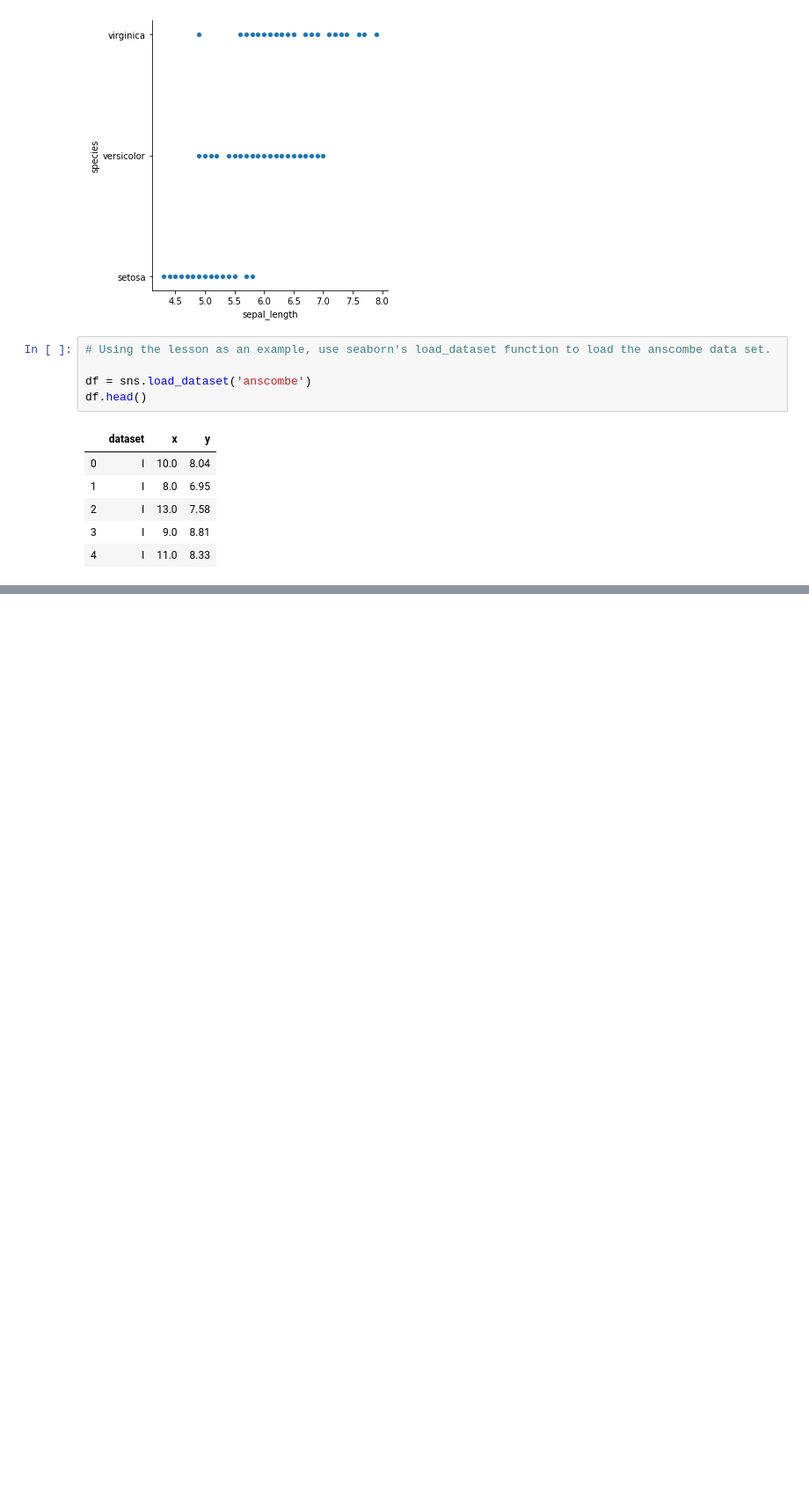
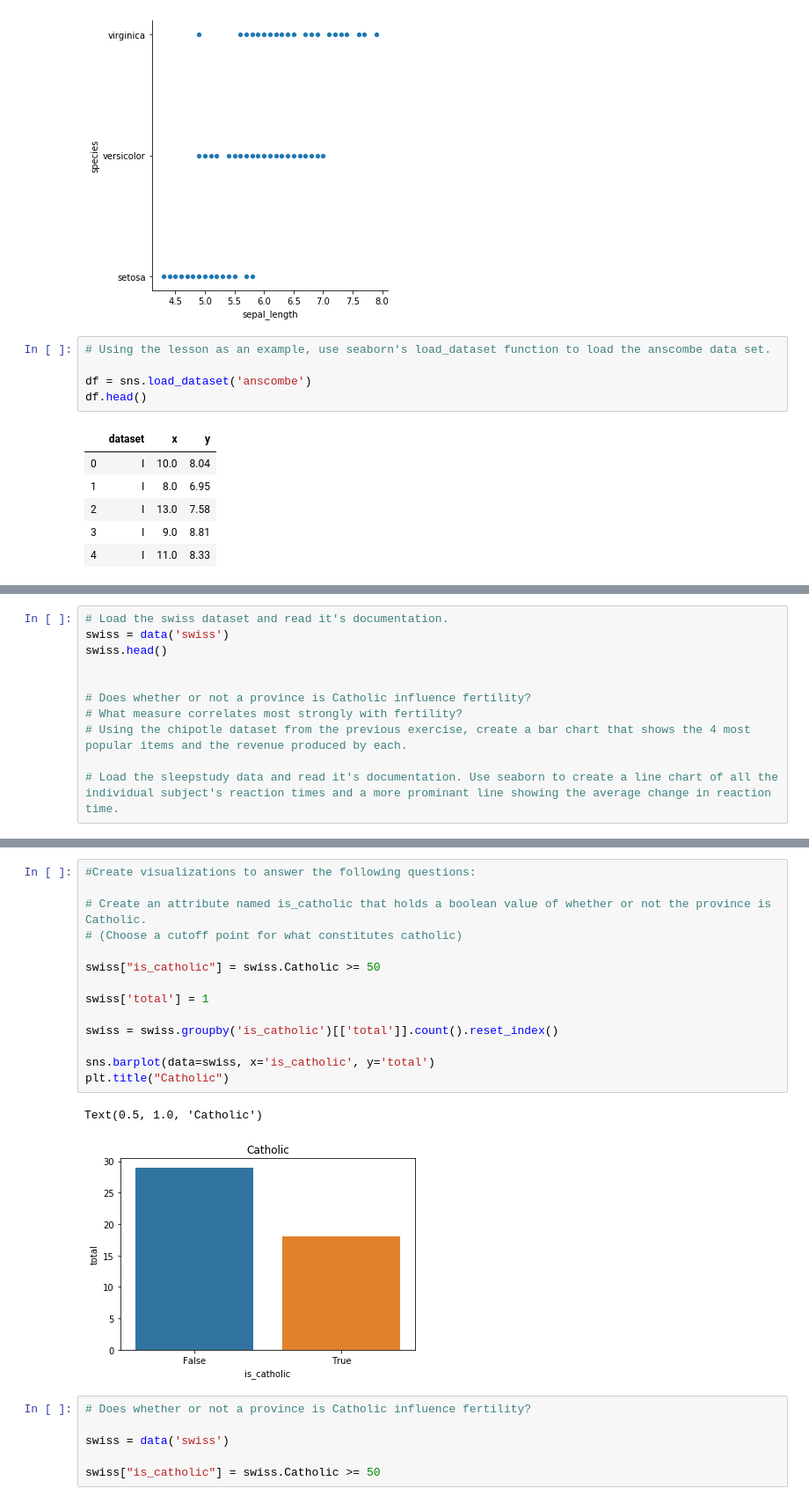
Before and after one commit to Johndsalas/coding_practice, a Jupyter notebook: seaborn_exersize.ipynb, the cells around one changed output, grey strips where cells are left out. Shown: that part at 88% size. Drawn from its saved outputs; the diff is of its cells as text; blank space fills up the shorter version.

Commit message:
Worked on seaborn

```diff
--- a/seaborn_exersize.ipynb
+++ b/seaborn_exersize.ipynb
@@ -117,0 +106,11 @@ Text(0.5, 1.0, 'Count of Sprays')
+# %%
+# Load the swiss dataset and read it's documentation.
+swiss = data('swiss')
+swiss.head()
+
+
+# Does whether or not a province is Catholic influence fertility?
+# What measure correlates most strongly with fertility?
+# Using the chipotle dataset from the previous exercise, create a bar chart that shows the 4 most popular items and the revenue produced by each.
+
+# Load the sleepstudy data and read it's documentation. Use seaborn to create a line chart of all the individual subject's reaction times and a more prominant line showing the average change in reaction time.
@@ -117,0 +124,23 @@ Text(0.5, 1.0, 'Count of Sprays')
+# %%
+#Create visualizations to answer the following questions:
+
+# Create an attribute named is_catholic that holds a boolean value of whether or not the province is Catholic.
+# (Choose a cutoff point for what constitutes catholic)
+
+swiss["is_catholic"] = swiss.Catholic >= 50
+
+swiss['total'] = 1
+
+swiss = swiss.groupby('is_catholic')[['total']].count().reset_index()
+
+sns.barplot(data=swiss, x='is_catholic', y='total')
+plt.title("Catholic")
+# %% [output]
+Text(0.5, 1.0, 'Catholic')
+[figure, added]
+# %%
+# Does whether or not a province is Catholic influence fertility?
+
+swiss = data('swiss')
+
+swiss["is_catholic"] = swiss.Catholic >= 50
```
Also changed, not shown: parts of 9 cells of this notebook.
